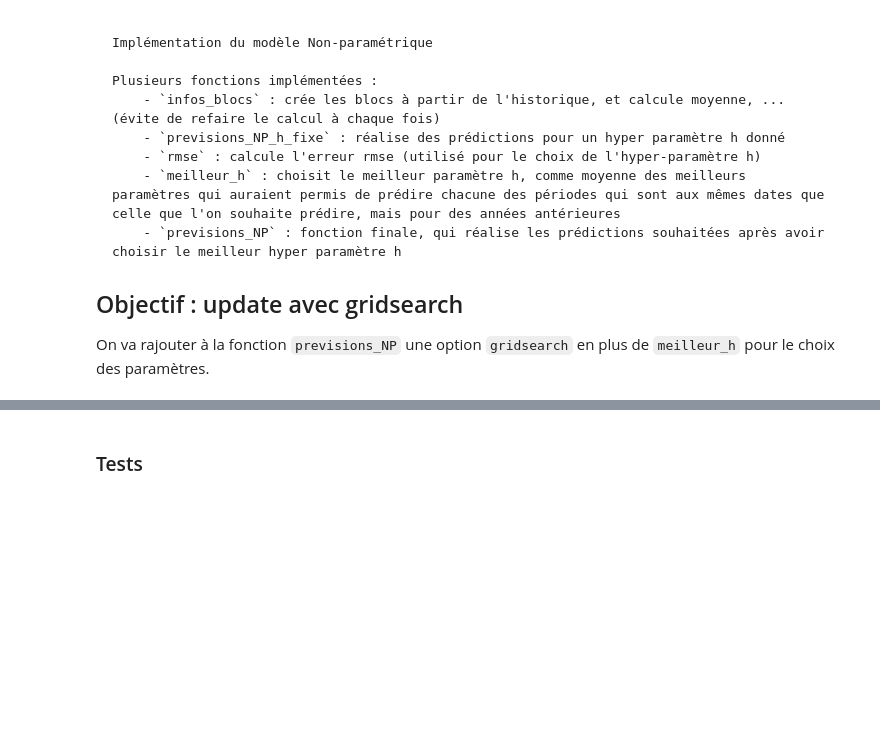
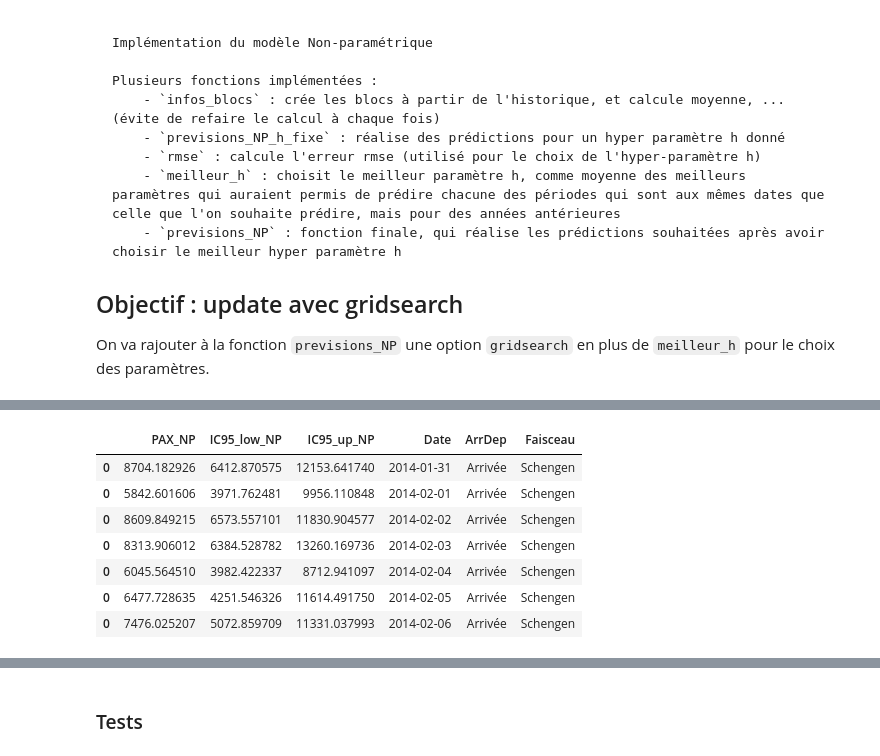
Before and after one commit to erialc-cal/StatApp_2020, a Jupyter notebook: Modélisation/Preparation_Gridsearch.ipynb, the cells around one changed output, grey strips where cells are left out. Drawn from its saved outputs; the diff is of its cells as text; code cells hidden in the pictures; blank space fills up the shorter version.

```diff
--- a/Modélisation/Preparation_Gridsearch.ipynb
+++ b/Modélisation/Preparation_Gridsearch.ipynb
@@ -192,0 +245,2 @@ def meilleur_h (histoMod, Calendrier, dateFinMod, hPrev, tailleBlocs) :
+# %%
+test_3 = previsions_NP(histoMod_2, Calendrier, dateDebMod, dateFinMod, hPrev=7, ic=0.95, tailleBlocs=365, gridsearch=True)
@@ -192,0 +265,11 @@ def meilleur_h (histoMod, Calendrier, dateFinMod, hPrev, tailleBlocs) :
+# %%
+test_3
+# %% [output]
+|  | PAX_NP | IC95_low_NP | IC95_up_NP | Date | ArrDep | Faisceau |
+| 0 | 8704.182926 | 6412.870575 | 12153.641740 | 2014-01-31 | Arrivée | Schengen |
+| 0 | 5842.601606 | 3971.762481 | 9956.110848 | 2014-02-01 | Arrivée | Schengen |
+| 0 | 8609.849215 | 6573.557101 | 11830.904577 | 2014-02-02 | Arrivée | Schengen |
+| 0 | 8313.906012 | 6384.528782 | 13260.169736 | 2014-02-03 | Arrivée | Schengen |
+| 0 | 6045.564510 | 3982.422337 | 8712.941097 | 2014-02-04 | Arrivée | Schengen |
+| 0 | 6477.728635 | 4251.546326 | 11614.491750 | 2014-02-05 | Arrivée | Schengen |
+| 0 | 7476.025207 | 5072.859709 | 11331.037993 | 2014-02-06 | Arrivée | Schengen |
```
Also changed, not shown: parts of 21 cells of this notebook.
